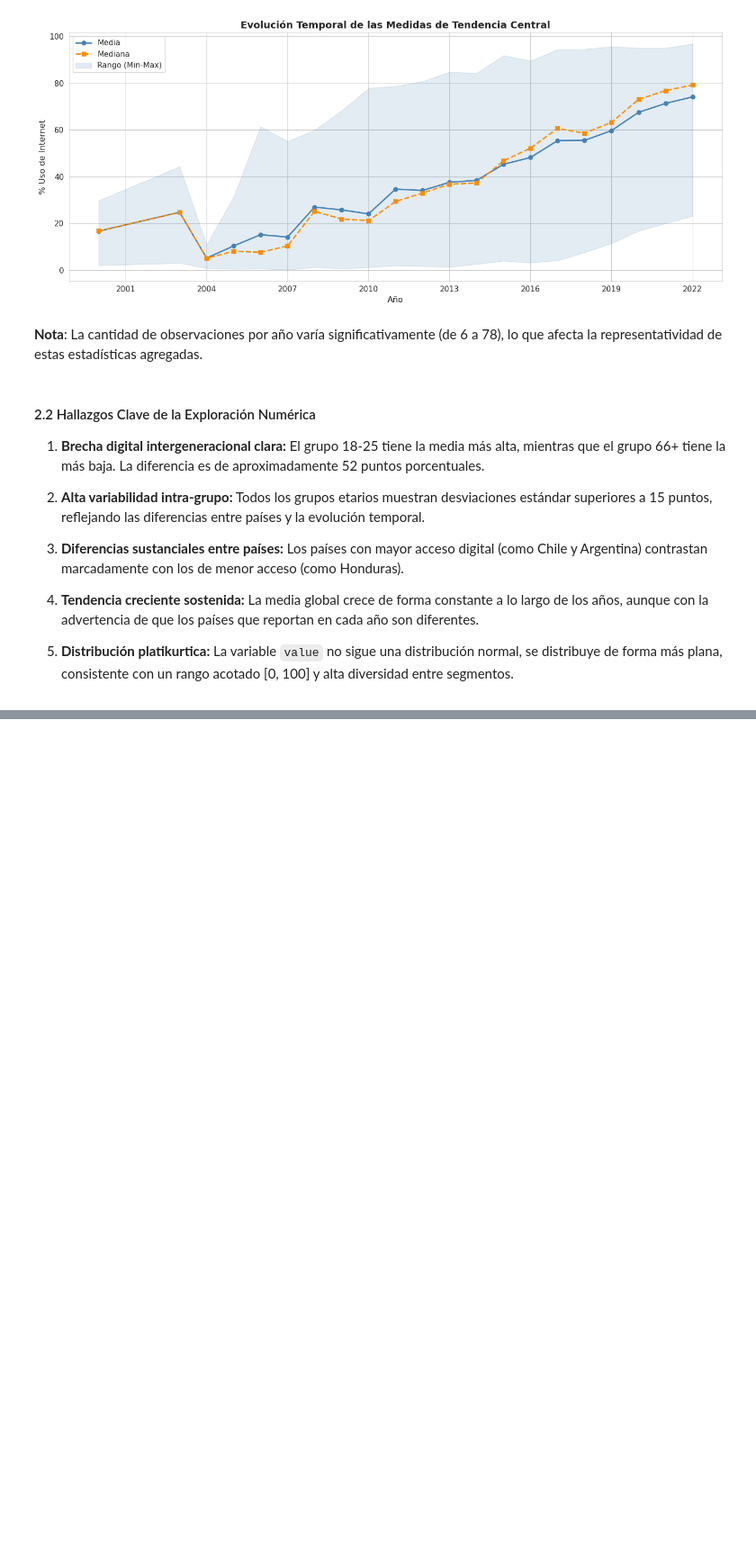
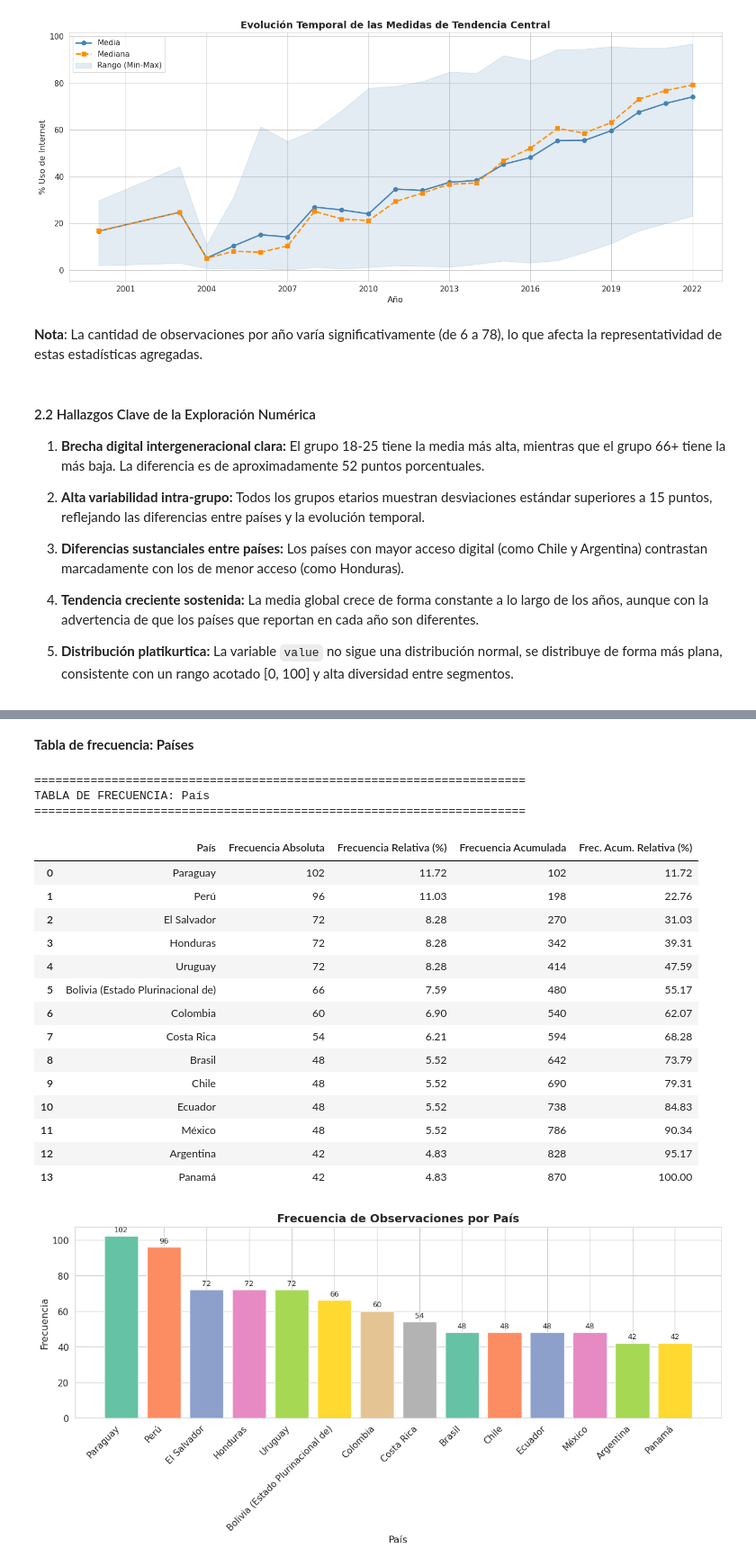
Before and after one commit to Tunchxz/CC3074-Proyecto-Final, a Jupyter notebook: Week-1.ipynb, the cells around one changed output, grey strips where cells are left out. Shown at 90% size. Drawn from its saved outputs; the diff is of its cells as text; code cells hidden in the pictures; blank space fills up the shorter version.

```diff
--- a/Week-1.ipynb
+++ b/Week-1.ipynb
@@ -584,0 +595,46 @@ Estadísticas descriptivas por año:
+# %% [markdown]
+**Tabla de frecuencia: Países**
+# %%
+print('=' * 70)
+print('TABLA DE FRECUENCIA: País')
+print('=' * 70)
+
+freq_pais = df['País__ESTANDAR'].value_counts().reset_index()
+freq_pais.columns = ['País', 'Frecuencia Absoluta']
+freq_pais['Frecuencia Relativa (%)'] = (freq_pais['Frecuencia Absoluta'] / len(df) * 100).round(2)
+freq_pais['Frecuencia Acumulada'] = freq_pais['Frecuencia Absoluta'].cumsum()
+freq_pais['Frec. Acum. Relativa (%)'] = (freq_pais['Frecuencia Acumulada'] / len(df) * 100).round(2)
+
+display(freq_pais)
+
+# Grafico de barras
+fig, ax = plt.subplots(figsize=(12, 6))
+bars = ax.bar(freq_pais['País'], freq_pais['Frecuencia Absoluta'],
+              color=sns.color_palette('Set2', len(freq_pais)))
+ax.set_xlabel('País')
+ax.set_ylabel('Frecuencia')
+ax.set_title('Frecuencia de Observaciones por País', fontsize=14, fontweight='bold')
+ax.bar_label(bars, padding=3, fontsize=9)
+plt.xticks(rotation=45, ha='right')
+plt.tight_layout()
+plt.show()
+# %% [output]
+======================================================================
+TABLA DE FRECUENCIA: País
+======================================================================
+|  | País | Frecuencia Absoluta | Frecuencia Relativa (%) | Frecuencia Acumulada | Frec. Acum. Relativa (%) |
+| 0 | Paraguay | 102 | 11.72 | 102 | 11.72 |
+| 1 | Perú | 96 | 11.03 | 198 | 22.76 |
+| 2 | El Salvador | 72 | 8.28 | 270 | 31.03 |
+| 3 | Honduras | 72 | 8.28 | 342 | 39.31 |
+| 4 | Uruguay | 72 | 8.28 | 414 | 47.59 |
+| 5 | Bolivia (Estado Plurinacional de) | 66 | 7.59 | 480 | 55.17 |
+| 6 | Colombia | 60 | 6.90 | 540 | 62.07 |
+| 7 | Costa Rica | 54 | 6.21 | 594 | 68.28 |
+| 8 | Brasil | 48 | 5.52 | 642 | 73.79 |
+| 9 | Chile | 48 | 5.52 | 690 | 79.31 |
+| 10 | Ecuador | 48 | 5.52 | 738 | 84.83 |
+| 11 | México | 48 | 5.52 | 786 | 90.34 |
+| 12 | Argentina | 42 | 4.83 | 828 | 95.17 |
+| 13 | Panamá | 42 | 4.83 | 870 | 100.00 |
+[figure, added]
```
Also changed, not shown: parts of 10 cells of this notebook.
